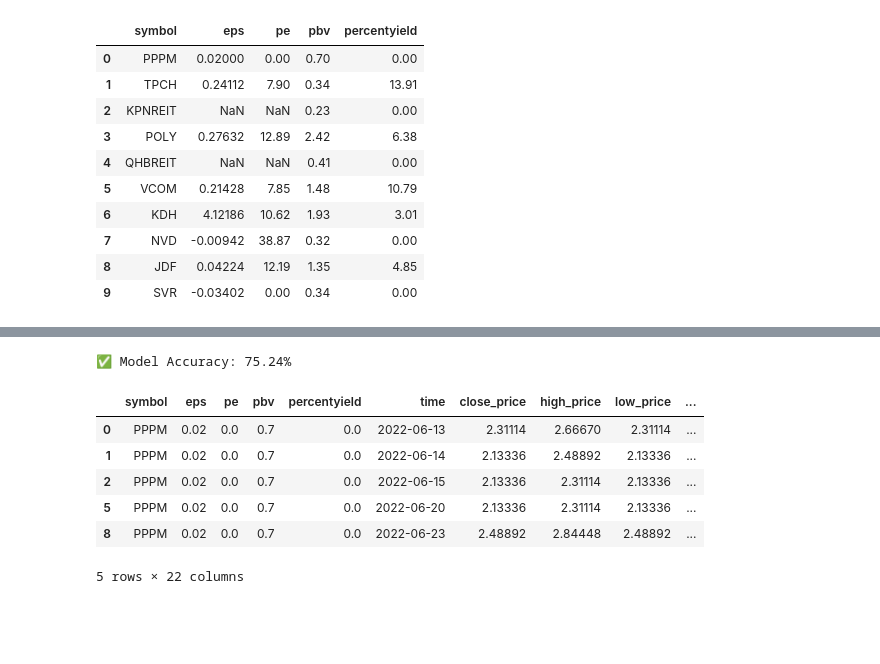
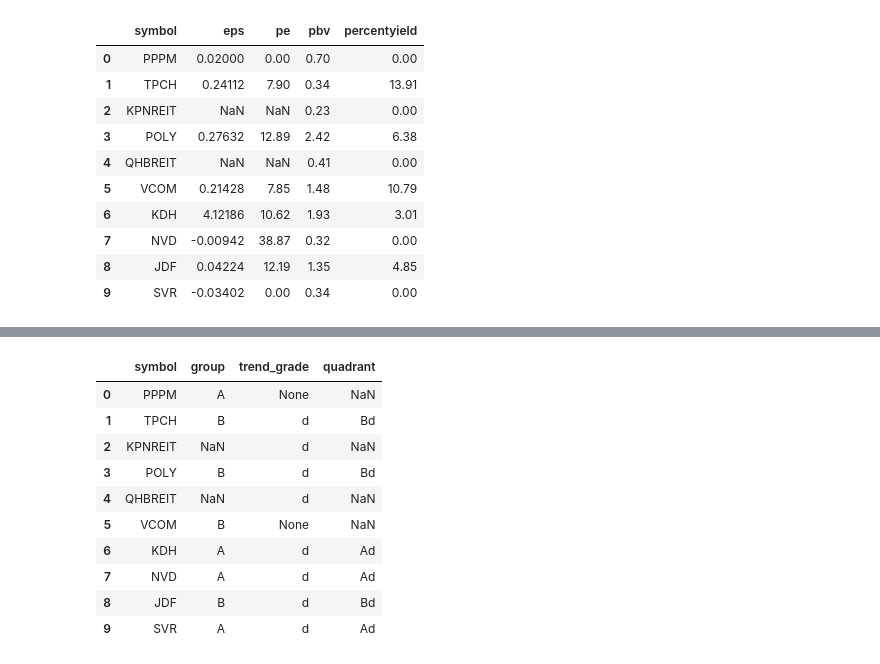
Before and after one commit to phqsuema123/Stock-quadrant-quantitative-analysis-using-deep-learning-classification, a Jupyter notebook: Model(quandrant)/final_code3.ipynb, the cells around one changed output, grey strips where cells are left out. Drawn from its saved outputs; the diff is of its cells as text; code cells hidden in the pictures; blank space fills up the shorter version.

```diff
--- a/Model(quandrant)/final_code3.ipynb
+++ b/Model(quandrant)/final_code3.ipynb
@@ -174,16 +175,0 @@ Epoch 50/50
-# %%
-# ✅ Evaluate Accuracy
-loss, accuracy = model.evaluate(X_test, y_test, verbose=0)
-print(f"✅ Model Accuracy: {accuracy * 100:.2f}%")
-# %% [output]
-✅ Model Accuracy: 75.24%
-# %%
-df_heat.head()
-# %% [output]
-|  | symbol | eps | pe | pbv | percentyield | time | close_price | high_price | low_price | ... |
-| 0 | PPPM | 0.02 | 0.0 | 0.7 | 0.0 | 2022-06-13 | 2.31114 | 2.66670 | 2.31114 | ... |
-| 1 | PPPM | 0.02 | 0.0 | 0.7 | 0.0 | 2022-06-14 | 2.13336 | 2.48892 | 2.13336 | ... |
-| 2 | PPPM | 0.02 | 0.0 | 0.7 | 0.0 | 2022-06-15 | 2.13336 | 2.31114 | 2.13336 | ... |
-| 5 | PPPM | 0.02 | 0.0 | 0.7 | 0.0 | 2022-06-20 | 2.13336 | 2.31114 | 2.13336 | ... |
-| 8 | PPPM | 0.02 | 0.0 | 0.7 | 0.0 | 2022-06-23 | 2.48892 | 2.84448 | 2.48892 | ... |
-5 rows × 22 columns
@@ -213,0 +185,14 @@ fig.show()
+# %%
+df_merged[['symbol', 'group', 'trend_grade', 'quadrant']].head(10)
+# %% [output]
+|  | symbol | group | trend_grade | quadrant |
+| 0 | PPPM | A | None | NaN |
+| 1 | TPCH | B | d | Bd |
+| 2 | KPNREIT | NaN | d | NaN |
+| 3 | POLY | B | d | Bd |
+| 4 | QHBREIT | NaN | d | NaN |
+| 5 | VCOM | B | None | NaN |
+| 6 | KDH | A | d | Ad |
+| 7 | NVD | A | d | Ad |
+| 8 | JDF | B | d | Bd |
+| 9 | SVR | A | d | Ad |
```
Also changed, not shown: parts of 23 cells of this notebook, 2 other files.
